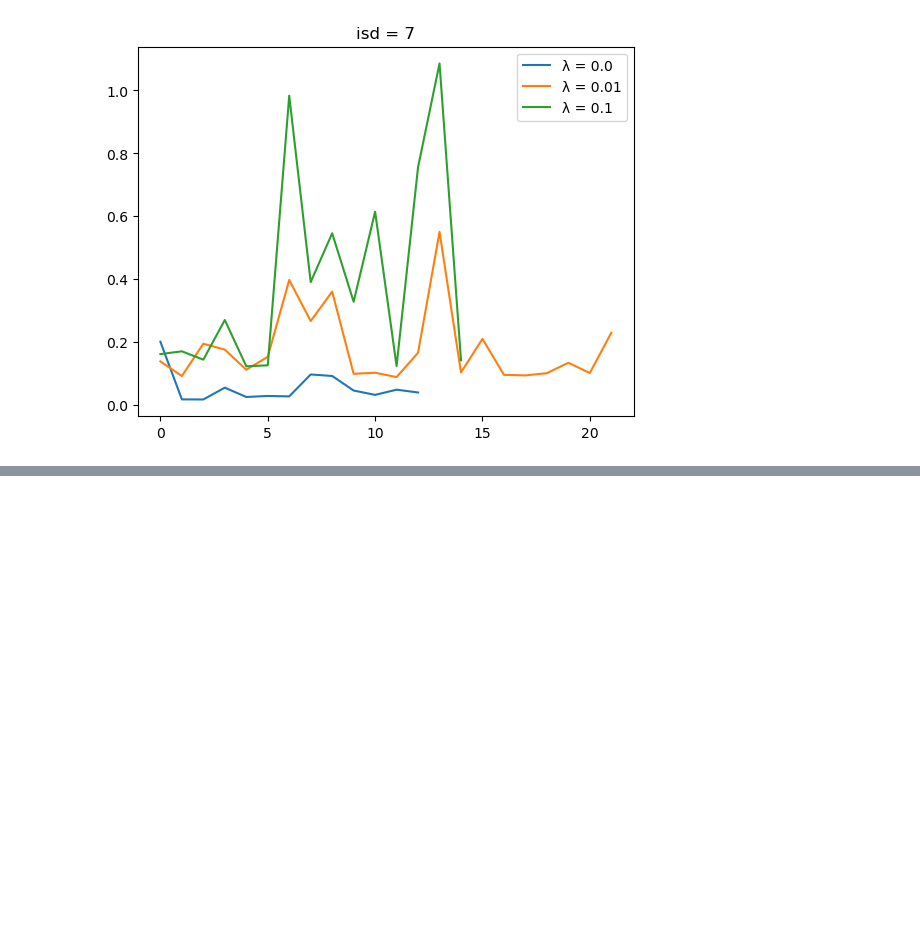
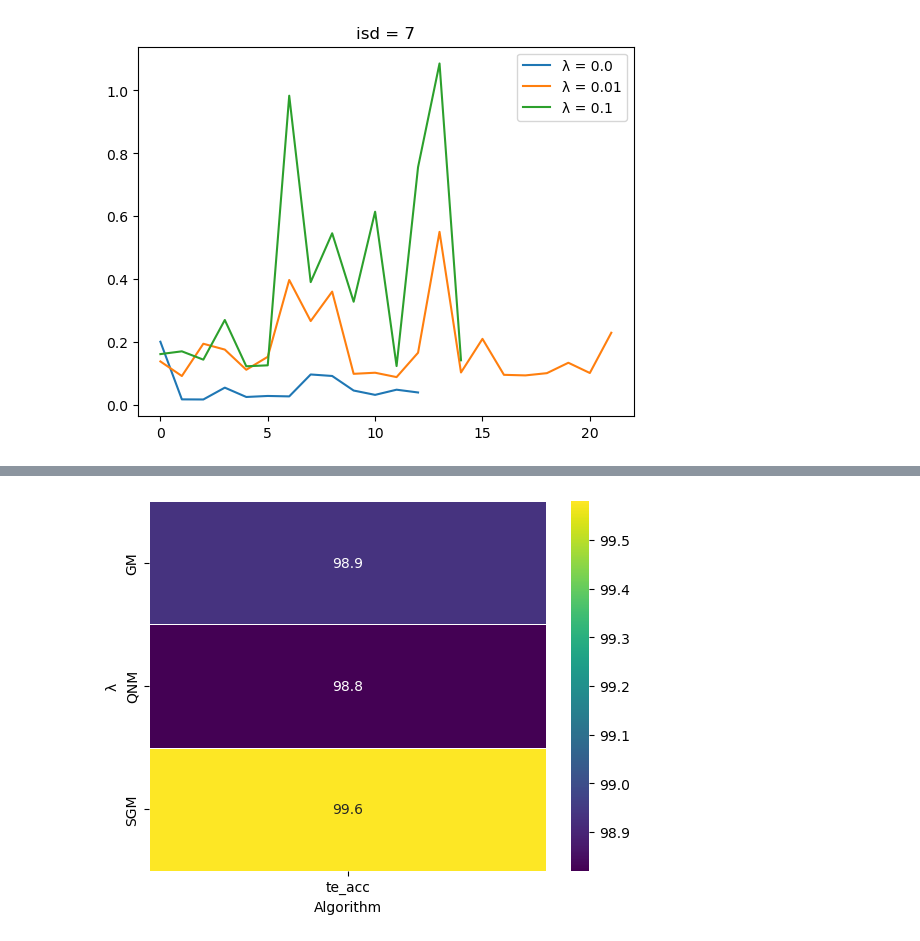
Before and after one commit to carlosarboness/NN-Mathematical-Optimization, a Jupyter notebook: graphics.ipynb, the cells around one changed output, grey strips where cells are left out. Cells and saved outputs as stored; diff of their text form; code cells hidden in the pictures; blank space fills up the shorter version.

Commit message:
plots

```diff
--- a/graphics.ipynb
+++ b/graphics.ipynb
@@ -259,3 +259,7 @@ for isd in [1, 3, 7]:
 [figure]
 [figure]
 [figure]
+# %%
+df = pd.read_csv('2uo_nn_batch_590152-171251704.csv', sep = ';')
+df.columns = df.columns.str.replace(' ', '')
+df.head()
@@ -261,0 +273,19 @@ for isd in [1, 3, 7]:
+# %%
+# average accuracy for each isd
+def avg_acc(df):
+    # get only columns isd and te_acc
+    df = df[['isd', 'te_acc']]
+    df = df.groupby(['isd']).mean()
+    df = df.reset_index()
+    return df
+
+aa = avg_acc(df)
+aa['isd'] = aa['isd'].apply(lambda x: isd_names[x])
+norm = None
+sns.heatmap(aa.pivot_table(index='isd', values='te_acc'),annot=True, fmt=".1f", linewidths=.5, cmap='viridis', norm=norm)
+plt.xlabel('Algorithm')
+plt.ylabel('λ')
+#plt.savefig('figures/avg_acc.png', dpi=300, bbox_inches='tight')
+plt.show()
+# %% [output]
+[figure, added]
```
Also changed, not shown: parts of 5 cells of this notebook.
